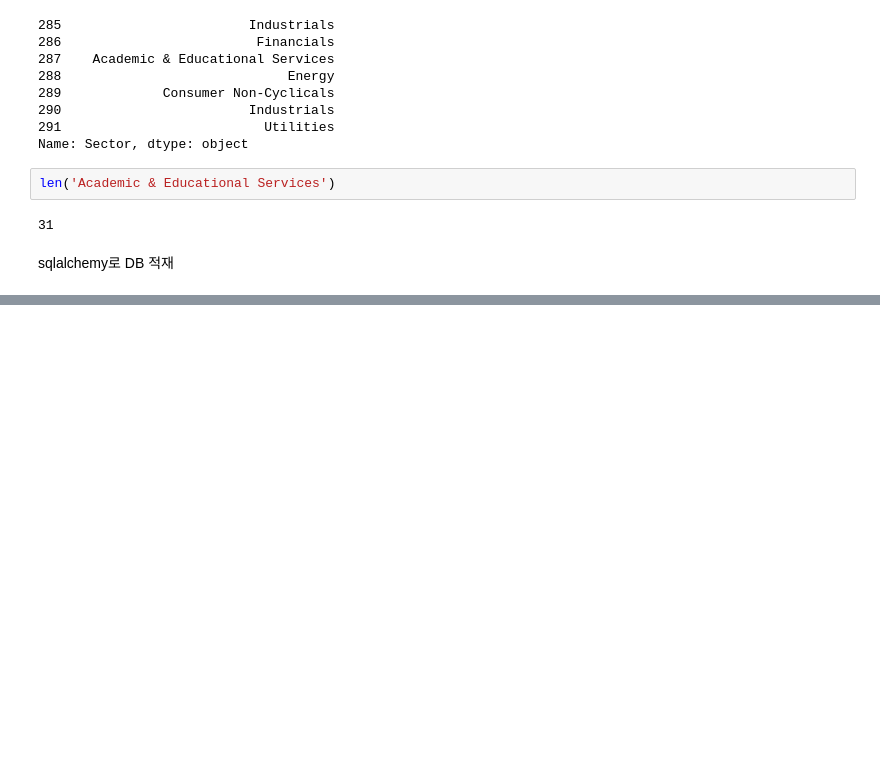
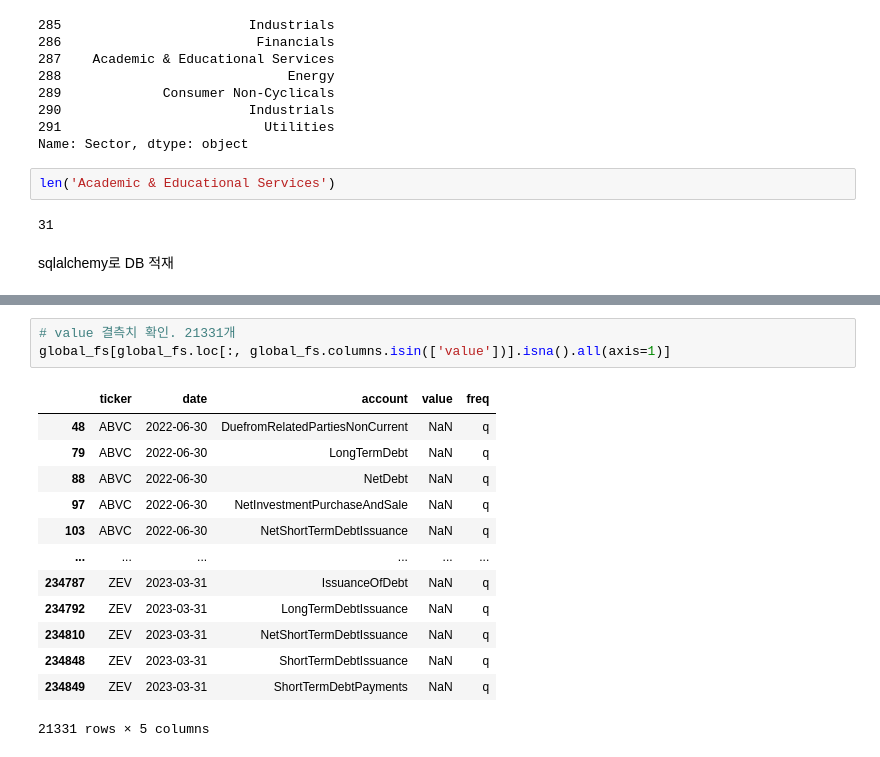
Before and after one commit to ljy9969/Quant_Portfolio, a Jupyter notebook: Analyst/USstocks.ipynb, the cells around one changed output, grey strips where cells are left out. Cells and saved outputs as stored; diff of their text form; blank space fills up the shorter version.

```diff
--- a/Analyst/USstocks.ipynb
+++ b/Analyst/USstocks.ipynb
@@ -2225,0 +2715,17 @@ df2sql(all_data_df_bind, 'global_ticker1')
+# %%
+# value 결측치 확인. 21331개
+global_fs[global_fs.loc[:, global_fs.columns.isin(['value'])].isna().all(axis=1)]
+# %% [output]
+|  | ticker | date | account | value | freq |
+| 48 | ABVC | 2022-06-30 | DuefromRelatedPartiesNonCurrent | NaN | q |
+| 79 | ABVC | 2022-06-30 | LongTermDebt | NaN | q |
+| 88 | ABVC | 2022-06-30 | NetDebt | NaN | q |
+| 97 | ABVC | 2022-06-30 | NetInvestmentPurchaseAndSale | NaN | q |
+| 103 | ABVC | 2022-06-30 | NetShortTermDebtIssuance | NaN | q |
+| ... | ... | ... | ... | ... | ... |
+| 234787 | ZEV | 2023-03-31 | IssuanceOfDebt | NaN | q |
+| 234792 | ZEV | 2023-03-31 | LongTermDebtIssuance | NaN | q |
+| 234810 | ZEV | 2023-03-31 | NetShortTermDebtIssuance | NaN | q |
+| 234848 | ZEV | 2023-03-31 | ShortTermDebtIssuance | NaN | q |
+| 234849 | ZEV | 2023-03-31 | ShortTermDebtPayments | NaN | q |
+21331 rows × 5 columns
```
Also changed, not shown: parts of 35 cells of this notebook.
